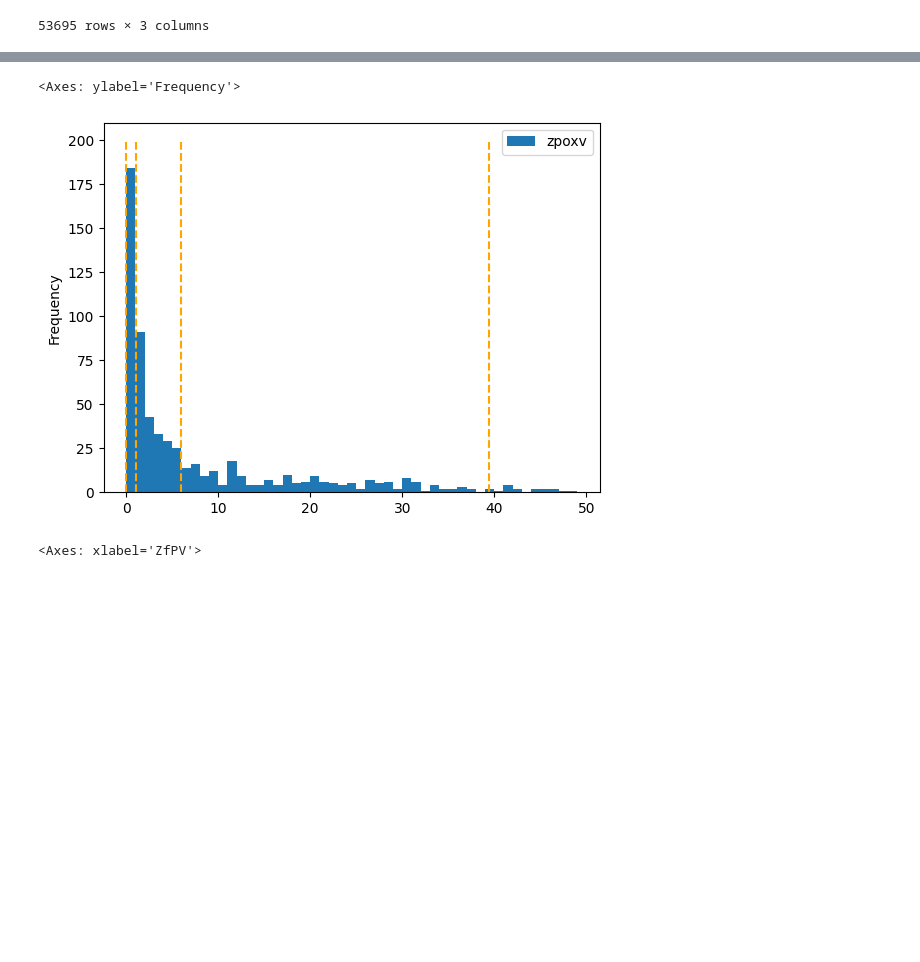
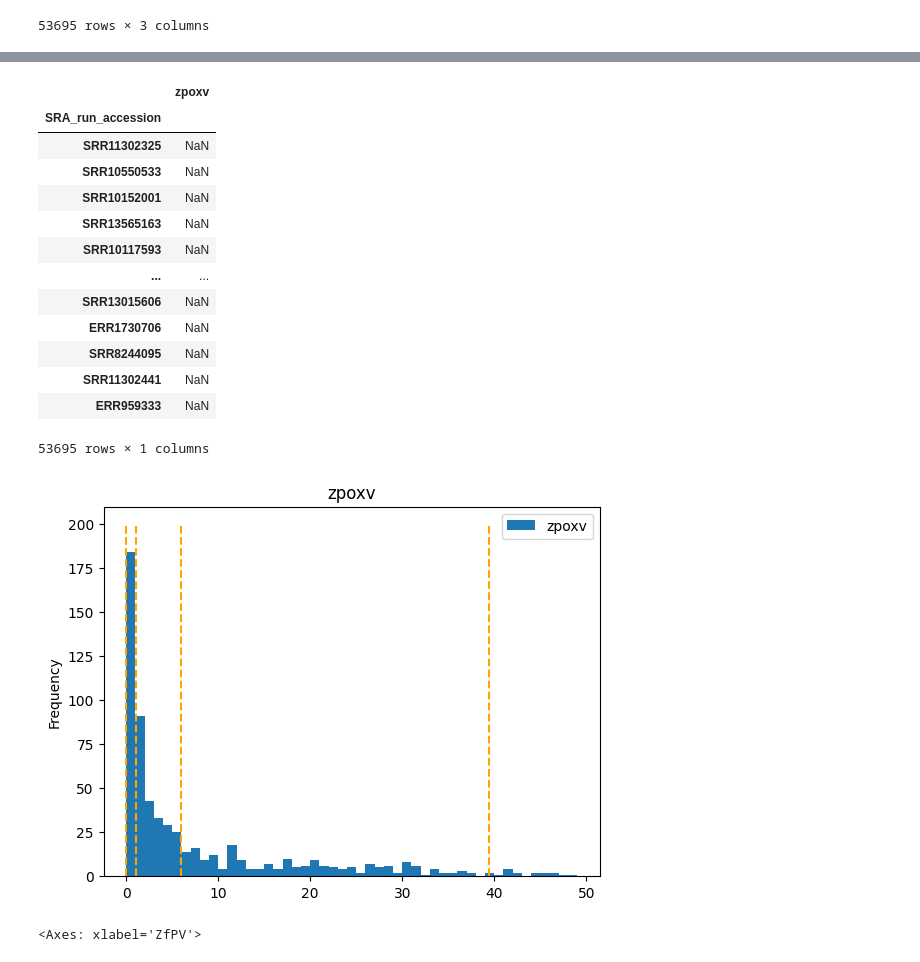
Before and after one commit to czbiohub-sf/RNAquarium, a Jupyter notebook: src/Serratus_Lite/scripts/Classification.ipynb, the cells around one changed output, grey strips where cells are left out. Saved outputs shown, nothing was run; the diff lists cells and outputs as text; code cells hidden in the pictures; blank space fills up the shorter version.

```diff
--- a/src/Serratus_Lite/scripts/Classification.ipynb
+++ b/src/Serratus_Lite/scripts/Classification.ipynb
@@ -234,12 +234,26 @@ zpico_nonzero
 # %%
 zpoxv_nonzero = pd.DataFrame(normed_values_df[normed_values_df['zpoxv'] != 0]['zpoxv'])
 plt = zpoxv_nonzero.plot.hist(bins=(range(50)))
 plt.vlines(bin_dict['zpoxv'][: -1], ymin=0, ymax=200, color='orange', linestyles='dashed')
-plt
+plt.set_title('zpoxv')
+zpoxv_nonzero
 # bins:
 # %% [output]
+|  | zpoxv |
+| SRA_run_accession |  |
+| SRR11302325 | NaN |
+| SRR10550533 | NaN |
+| SRR10152001 | NaN |
+| SRR13565163 | NaN |
+| SRR10117593 | NaN |
+| ... | ... |
+| SRR13015606 | NaN |
+| ERR1730706 | NaN |
+| SRR8244095 | NaN |
+| SRR11302441 | NaN |
+| ERR959333 | NaN |
-<Axes: ylabel='Frequency'>
+53695 rows × 1 columns
-[figure, old version]
+[figure, new version]
 # %%
 zfpv_plt = class_df[class_df['ZfPV'] != 'UND']['ZfPV'].value_counts().plot.bar()
 zfpv_plt
```
Also changed, not shown: parts of 2 cells of this notebook.
